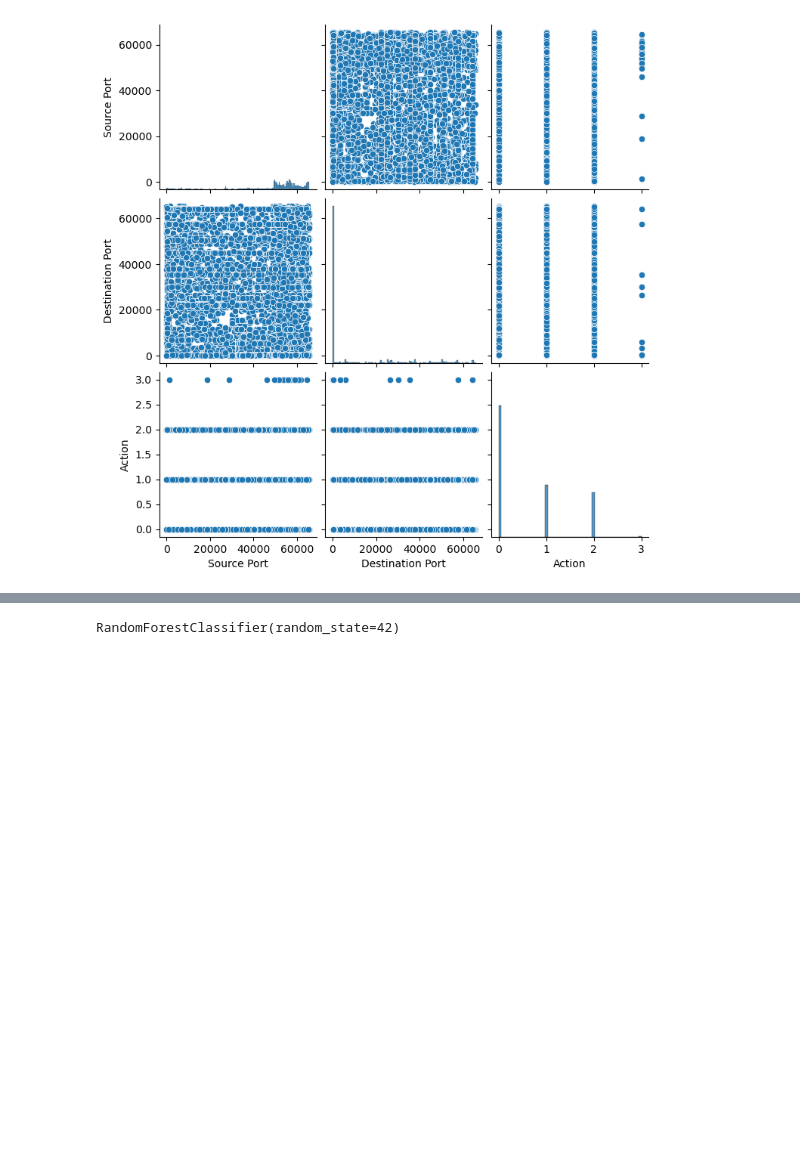
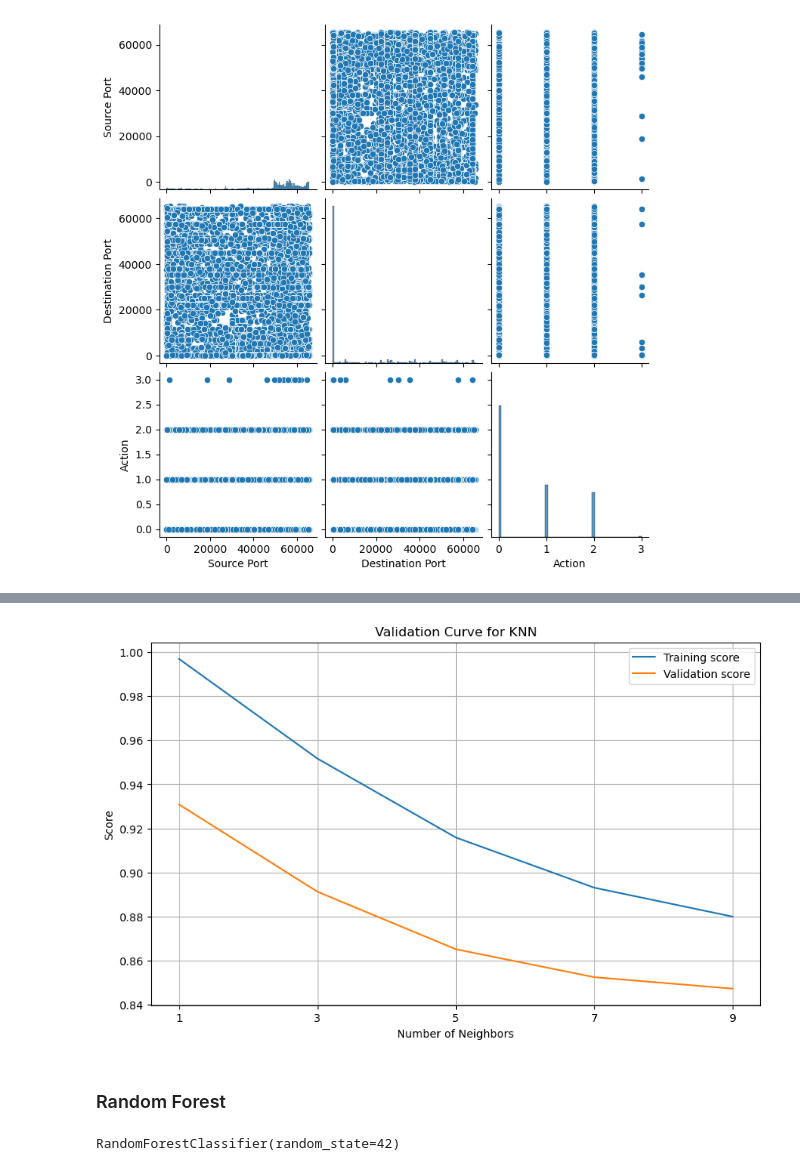
Before and after one commit to tamirisrd/ML_CA1, a Jupyter notebook: TamirisRodriguesDuarte_ML_CA1.ipynb, the cells around one changed output, grey strips where cells are left out. Saved outputs shown, nothing was run; the diff lists cells and outputs as text; code cells hidden in the pictures; blank space fills up the shorter version.

```diff
--- a/TamirisRodriguesDuarte_ML_CA1.ipynb
+++ b/TamirisRodriguesDuarte_ML_CA1.ipynb
@@ -215,3 +284,29 @@ plt.show()
+# %%
+# Validation Curve KNN
+
+# Define the range of values for the hyperparameter
+param_range = [1, 3, 5, 7, 9]
+
+# Compute training and validation scores for different values of n_neighbors
+train_scores, test_scores = validation_curve(
+    KNeighborsClassifier(metric='euclidean'), X_train, y_train,
+    param_name="n_neighbors", param_range=param_range, cv=5
+)
+
+plt.figure(figsize=(10, 6))
+plt.plot(param_range, np.mean(train_scores, axis=1), label="Training score")
+plt.plot(param_range, np.mean(test_scores, axis=1), label="Validation score")
+plt.title("Validation Curve for KNN")
+plt.xlabel("Number of Neighbors")
+plt.ylabel("Score")
+plt.xticks(param_range)
+plt.legend()
+plt.grid(True)
+plt.show()
+# %% [output]
+[figure, added]
+# %% [markdown]
+### Random Forest
 # %%
 rfc_model = RandomForestClassifier (n_estimators=100, random_state = 42)
 # %%
```
Also changed, not shown: parts of 13 cells of this notebook.
